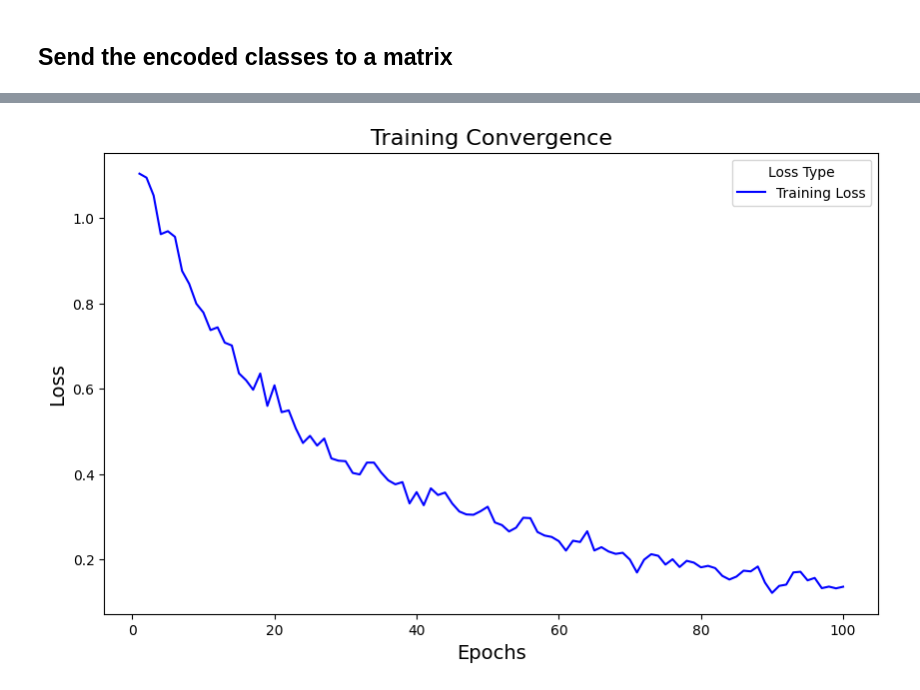
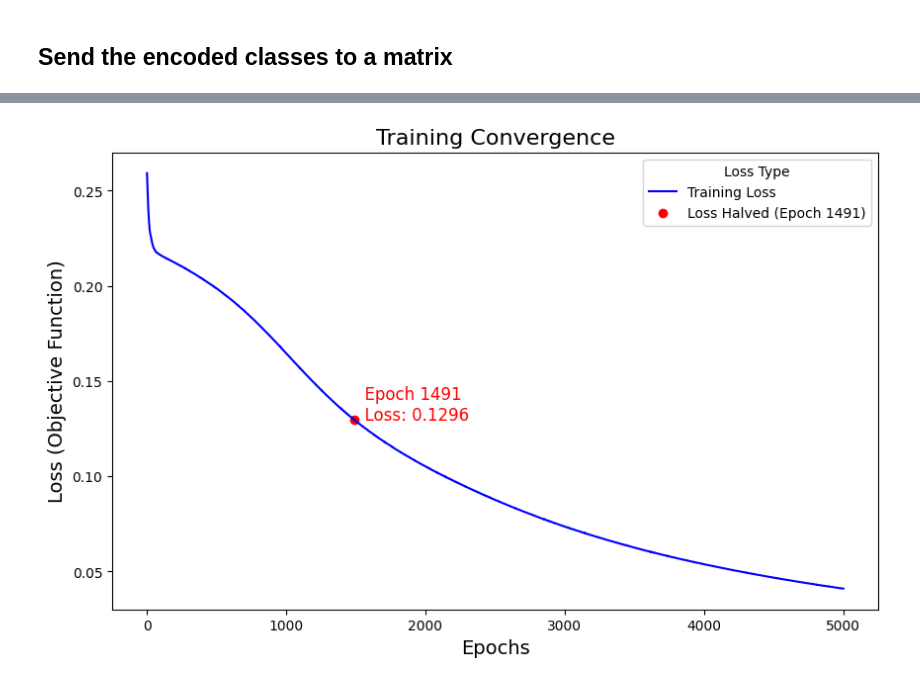
Before and after one commit to EthanTobey/Machine-Learning-Algorithm-Performance-Analysis, a Jupyter notebook: irisNetwork.ipynb, the cells around one changed output, grey strips where cells are left out. Saved outputs shown, nothing was run; the diff lists cells and outputs as text; code cells hidden in the pictures.

```diff
--- a/irisNetwork.ipynb
+++ b/irisNetwork.ipynb
@@ -59,25 +68,23 @@ y_train = keras.utils.to_categorical(y_train, num_classes=3)
 # %%
 from keras.models import Sequential
 from keras.layers import Dense, Dropout
+from keras.optimizers import SGD
 
 model = Sequential()
 
 #define Input layer
-model.add(Dense(units=32, activation='relu', input_shape=(x_train.shape[-1], )))
+model.add(Dense(units=32, activation='sigmoid', input_shape=(x_train.shape[-1], )))
 
 #define a hidden layer
-model.add(Dense(units=32, activation='relu'))
-
-#let's add a dropout layer to avoid overfitting
-model.add(Dropout(0.5))
+model.add(Dense(units=32, activation='sigmoid'))
 
 #now let's add the output layer
     #units=3 b/c couuld be one of 3 flower types
-model.add(Dense(units=3, activation='softmax'))
+model.add(Dense(units=3, activation='softmax')) #softmax is a function good for sorting into more than two classes
 
 
 #Compile the model
-model.compile(optimizer='Adam', loss='categorical_crossentropy', metrics=['accuracy'])
+model.compile(optimizer=SGD(learning_rate=0.01), loss='mean_squared_error', metrics=['accuracy'])
 #let's see the info of our model
 model.summary()
 # %% [output]
@@ -101,4 +107,11 @@ Model: "sequential_2"
 # %%
 #epochs is how many training passes to do over entire training set
-history = model.fit(x_train, y_train, epochs=100, verbose=2)   #record the outputs for graphing later
+
+from keras.callbacks import EarlyStopping
+
+# Define early stopping to monitor validation loss
+early_stopping = EarlyStopping(monitor='loss', patience=10, restore_best_weights=True)
+
+# Train the model with early stopping
+history = model.fit(x_train, y_train, epochs=5000, verbose=2, callbacks=[early_stopping])
 # %% [output]
@@ -172,22 +185,40 @@ Text(50.722222222222214, 0.5, 'Actual')
 # %%
 import matplotlib.pyplot as plt
 
 history_df = pd.DataFrame(history.history)
 history_df['epoch'] = range(1, len(history_df) + 1)   #set up history data frame for plotting
 
+#Calculate what half of initial loss is
+initial_loss = history_df['loss'].iloc[0]
+target_loss = initial_loss / 2
+
+#Find epoch number where loss was halved
+halved_epoch = None
+for i, loss in enumerate(history_df['loss']):
+    if loss <= target_loss:
+        halved_epoch = history_df['epoch'].iloc[i]
+        halved_loss = loss
+        break
+
 #Make training convergence graph
 plt.figure(figsize=(10, 6))
 
 # Plot training loss
 sns.lineplot(x='epoch', y='loss', data=history_df, label='Training Loss', color='blue')
+
+#Annotate epoch on graph where loss is halved
+if halved_epoch:
+    plt.scatter(halved_epoch, halved_loss, color='red', label=f'Loss Halved (Epoch {halved_epoch})')
+    plt.text(halved_epoch, halved_loss, f"  Epoch {halved_epoch}\n  Loss: {halved_loss:.4f}",
+             color='red', fontsize=12)
 
 # Add labels and title
 plt.title('Training Convergence', fontsize=16)
 plt.xlabel('Epochs', fontsize=14)
 plt.ylabel('Loss (Objective Function)', fontsize=14)
 plt.legend(title='Loss Type')
 
 # Show the plot
 plt.show()
 # %% [output]
-[figure, old version]
+[figure, new version]
```
Also changed, not shown: parts of 59 cells of this notebook.
